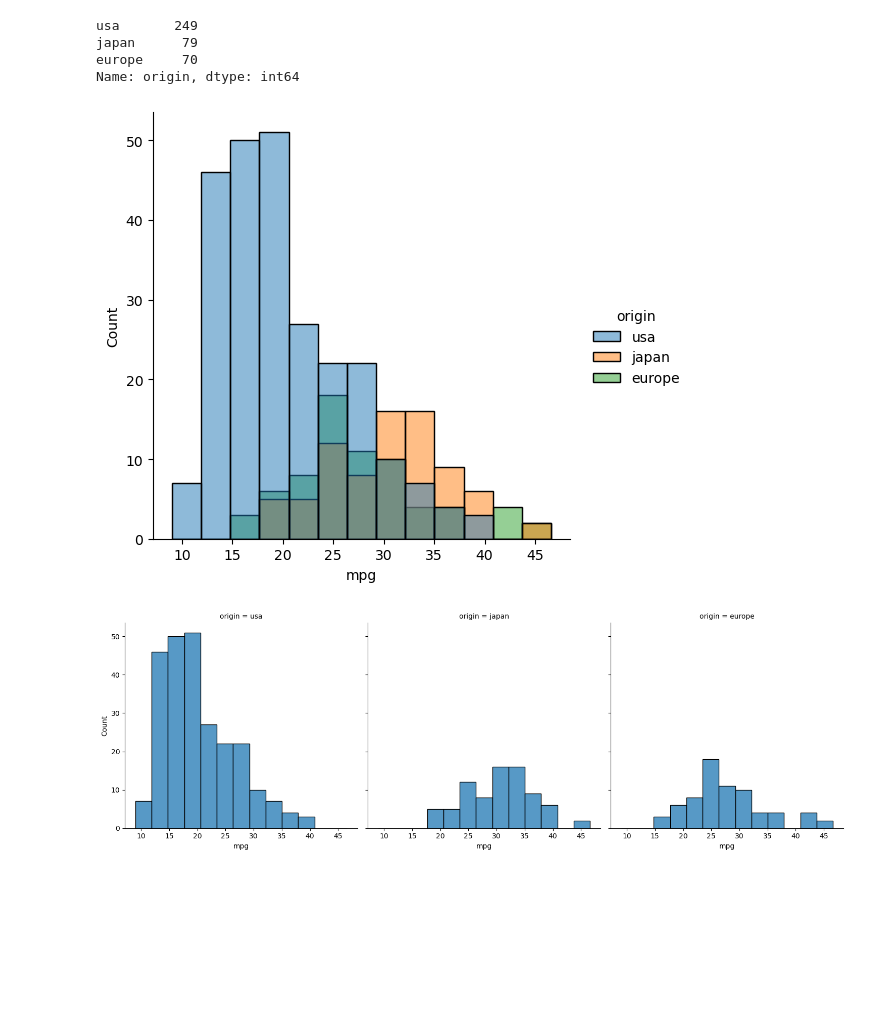
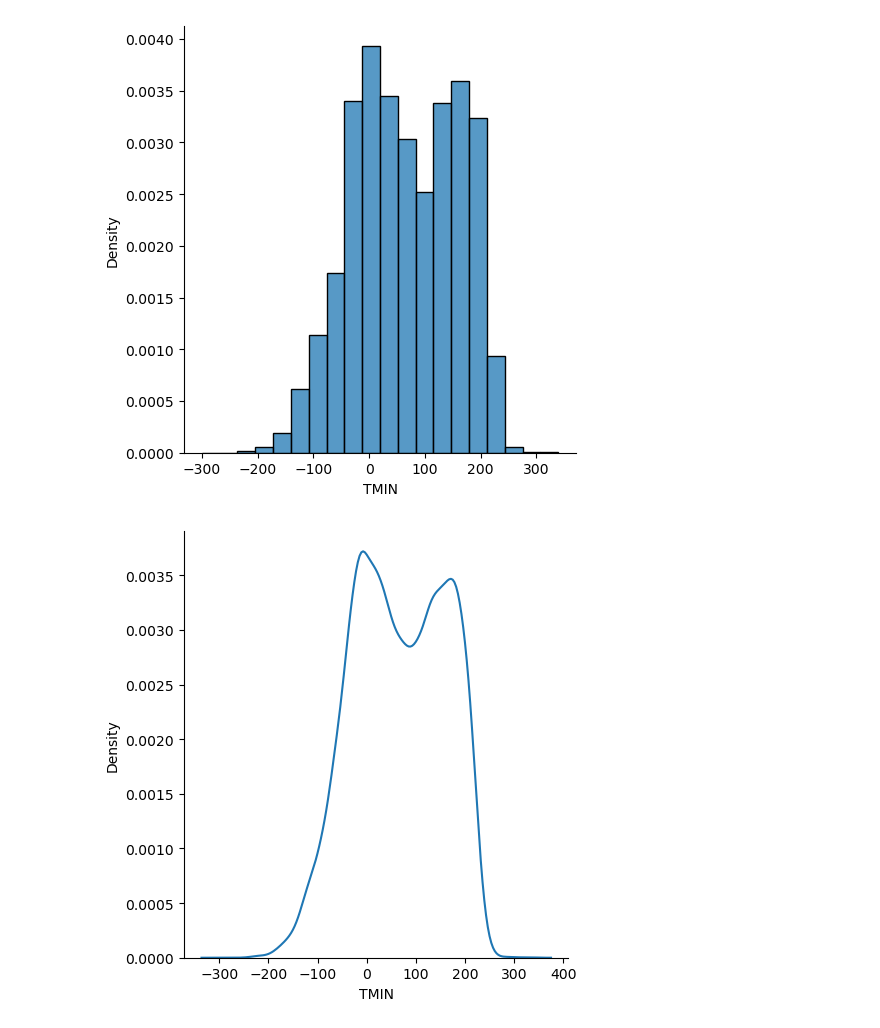
Before and after one commit to UD-Math-Data-Science-1/book, a Jupyter notebook: _notebooks/Example 2.15.ipynb, the cells around one changed output. Saved outputs shown, nothing was run; the diff lists cells and outputs as text; code cells hidden in the pictures; blank space fills up the shorter version.

```diff
--- a/_notebooks/Example 2.15.ipynb
+++ b/_notebooks/Example 2.15.ipynb
@@ -20,15 +1,12 @@ cars
-# %%
-cars["origin"].value_counts()
-# %% [output]
-usa       249
-japan      79
-europe     70
-Name: origin, dtype: int64
-# %%
-sns.displot(data=cars, x="mpg", hue="origin");
-# %% [output]
-[figure, removed]
-# %%
-sns.displot(data=cars, x="mpg", col="origin");
-# %% [output]
-[figure, removed]
+# %%
+import seaborn as sns
+import pandas as pd
+weather = pd.read_csv("../_datasets/ghcn_newark.csv")
+# %%
+sns.displot(weather, x="TMIN", bins=20, stat="density");
+# %% [output]
+[figure, added]
+# %%
+sns.displot(weather, x="TMIN", kind="kde");
+# %% [output]
+[figure, added]
```
Also changed, not shown: parts of 3 cells of this notebook, 9 other files.
